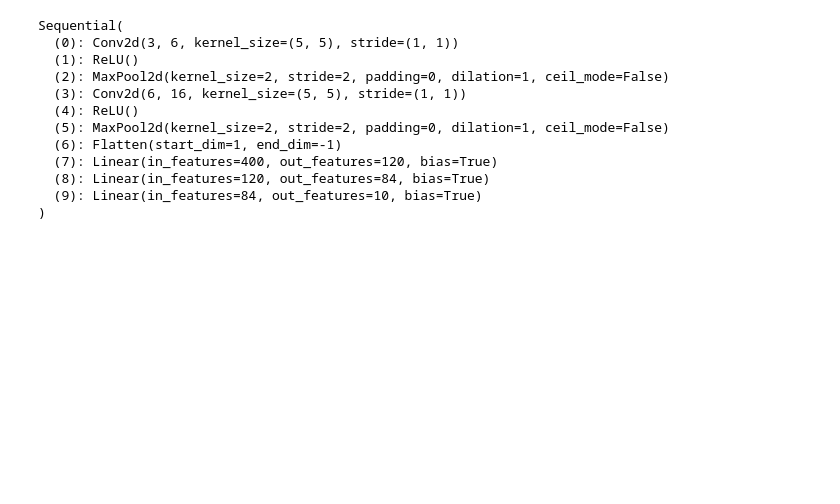
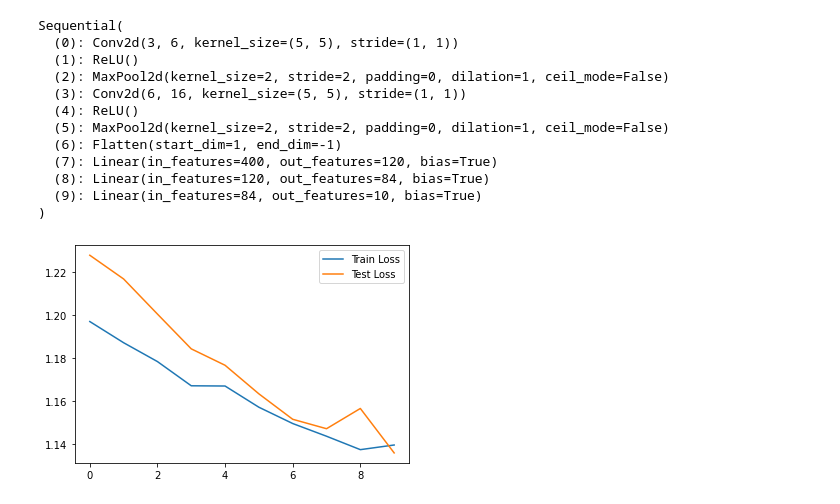
Before and after one commit to AhzamAhmed6/CIFAR-using-CNN, a Jupyter notebook: 28PyTorch_CIFAR.ipynb, the cells around one changed output. Saved outputs shown, nothing was run; the diff lists cells and outputs as text; code cells hidden in the pictures; blank space fills up the shorter version.

Commit message:
model training completed

```diff
--- a/28PyTorch_CIFAR.ipynb
+++ b/28PyTorch_CIFAR.ipynb
@@ -82,7 +82,7 @@ criterion = nn.CrossEntropyLoss()
 optimizer = torch.optim.Adam(model.parameters())
 # %%
 epochs = 10
-def traning():
+def traning(train_loader, epochs, criterion, optimizer, model):
   train_losses = np.zeros(epochs)
   test_losses = np.zeros(epochs)
   for i in range(epochs):
@@ -95,6 +95,24 @@ def traning():
       train_loss.append(loss.item())
       loss.backward()
       optimizer.step()
-      train_losses[i] = train_loss
-    train_losses[i] = np.mean(train_losses)
-  return train_losses
+    train_losses[i] = np.mean(train_loss)
+
+    test_loss=[]
+    for input, target in test_loader:
+      input, target = input.to(device), target.to(device)
+      optimizer.zero_grad()
+      output = model(input)
+      loss = criterion(output, target)
+      test_loss.append(loss.item())
+      loss.backward()
+      optimizer.step()
+    test_losses[i] = np.mean(test_loss)
+  return train_losses, test_losses
+# %%
+train_losses, test_losses = traning(train_loader, epochs, criterion, optimizer, model)
+# %%
+plt.plot(train_losses, label='Train Loss')
+plt.plot(test_losses, label='Test Loss')
+plt.legend();
+# %% [output]
+[figure, added]
```
